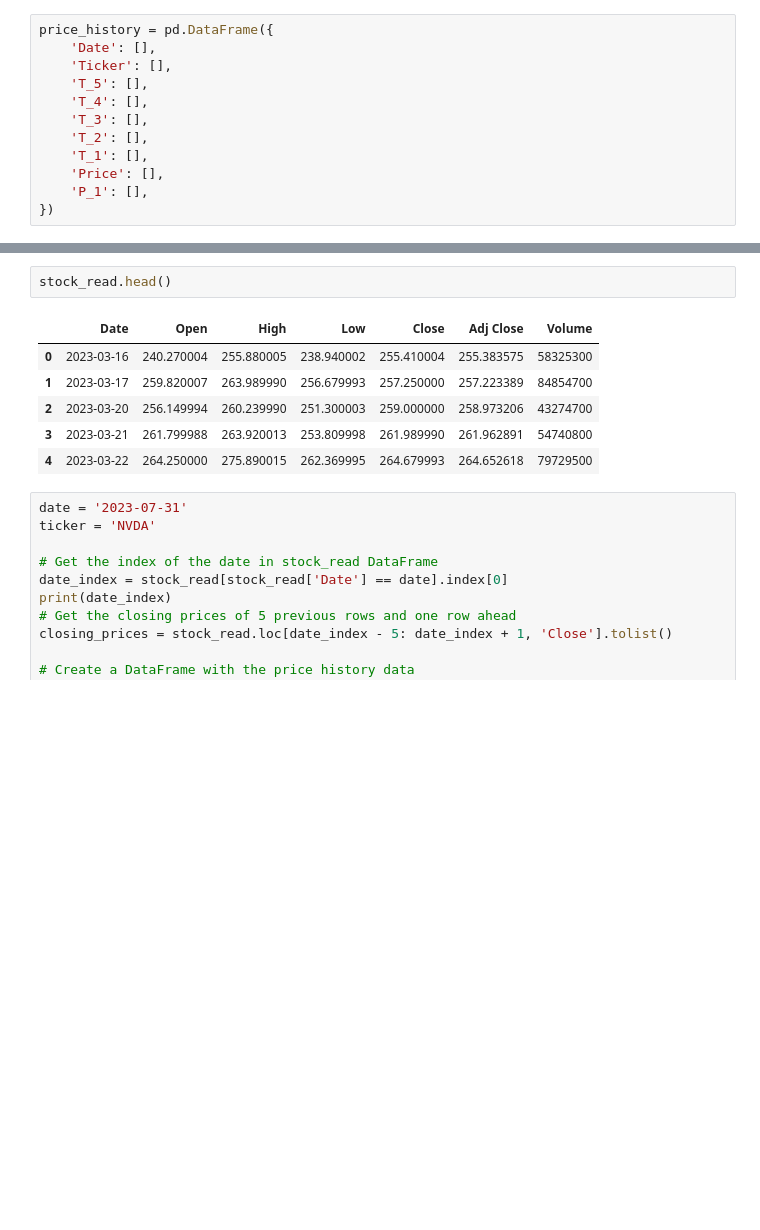
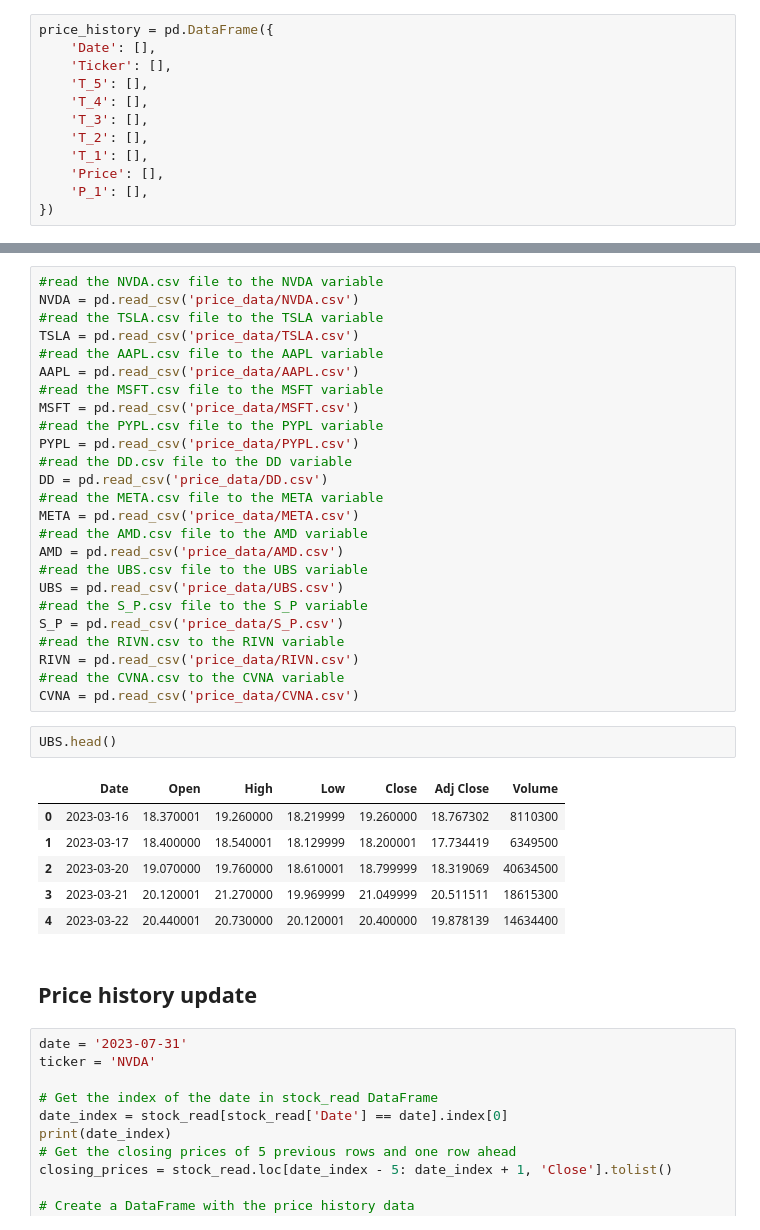
Before and after one commit to Christopher-jason/cjs-dissertation, a Jupyter notebook: Stocks/stocks_screener.ipynb, the cells around one changed output, grey strips where cells are left out. Cells and saved outputs as stored; diff of their text form; blank space fills up the shorter version.

```diff
--- a/Stocks/stocks_screener.ipynb
+++ b/Stocks/stocks_screener.ipynb
@@ -660,12 +697,39 @@ stock_read = pd.read_csv('price_data/NVDA.csv')
+# %%
+#read the NVDA.csv file to the NVDA variable
+NVDA = pd.read_csv('price_data/NVDA.csv')
+#read the TSLA.csv file to the TSLA variable
+TSLA = pd.read_csv('price_data/TSLA.csv')
+#read the AAPL.csv file to the AAPL variable
+AAPL = pd.read_csv('price_data/AAPL.csv')
+#read the MSFT.csv file to the MSFT variable
+MSFT = pd.read_csv('price_data/MSFT.csv')
+#read the PYPL.csv file to the PYPL variable
+PYPL = pd.read_csv('price_data/PYPL.csv')
+#read the DD.csv file to the DD variable
+DD = pd.read_csv('price_data/DD.csv')
+#read the META.csv file to the META variable
+META = pd.read_csv('price_data/META.csv')
+#read the AMD.csv file to the AMD variable
+AMD = pd.read_csv('price_data/AMD.csv')
+#read the UBS.csv file to the UBS variable
+UBS = pd.read_csv('price_data/UBS.csv')
+#read the S_P.csv file to the S_P variable
+S_P = pd.read_csv('price_data/S_P.csv')
+#read the RIVN.csv to the RIVN variable
+RIVN = pd.read_csv('price_data/RIVN.csv')
+#read the CVNA.csv to the CVNA variable
+CVNA = pd.read_csv('price_data/CVNA.csv')
 # %%
-stock_read.head()
+UBS.head()
 # %% [output]
 |  | Date | Open | High | Low | Close | Adj Close | Volume |
-| 0 | 2023-03-16 | 240.270004 | 255.880005 | 238.940002 | 255.410004 | 255.383575 | 58325300 |
-| 1 | 2023-03-17 | 259.820007 | 263.989990 | 256.679993 | 257.250000 | 257.223389 | 84854700 |
-| 2 | 2023-03-20 | 256.149994 | 260.239990 | 251.300003 | 259.000000 | 258.973206 | 43274700 |
-| 3 | 2023-03-21 | 261.799988 | 263.920013 | 253.809998 | 261.989990 | 261.962891 | 54740800 |
-| 4 | 2023-03-22 | 264.250000 | 275.890015 | 262.369995 | 264.679993 | 264.652618 | 79729500 |
+| 0 | 2023-03-16 | 18.370001 | 19.260000 | 18.219999 | 19.260000 | 18.767302 | 8110300 |
+| 1 | 2023-03-17 | 18.400000 | 18.540001 | 18.129999 | 18.200001 | 17.734419 | 6349500 |
+| 2 | 2023-03-20 | 19.070000 | 19.760000 | 18.610001 | 18.799999 | 18.319069 | 40634500 |
+| 3 | 2023-03-21 | 20.120001 | 21.270000 | 19.969999 | 21.049999 | 20.511511 | 18615300 |
+| 4 | 2023-03-22 | 20.440001 | 20.730000 | 20.120001 | 20.400000 | 19.878139 | 14634400 |
+# %% [markdown]
+## Price history update
 # %%
 date = '2023-07-31'
 ticker = 'NVDA'
```
Also changed, not shown: parts of 16 cells of this notebook, 13 other files.
